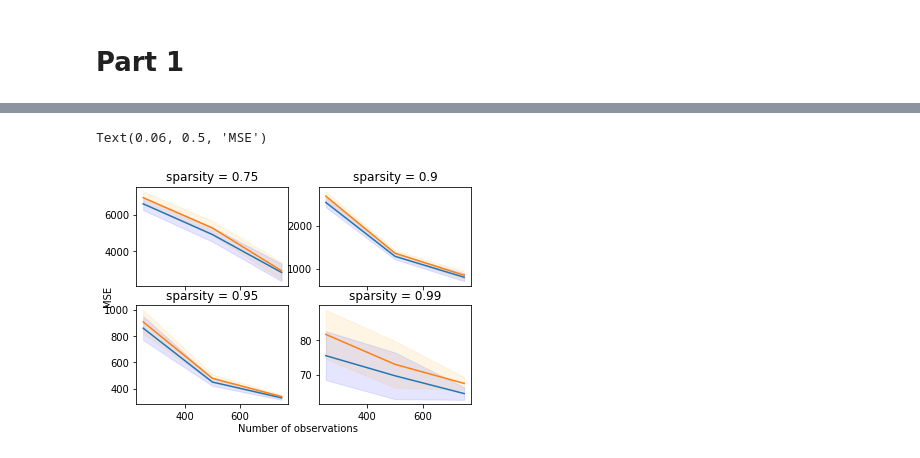
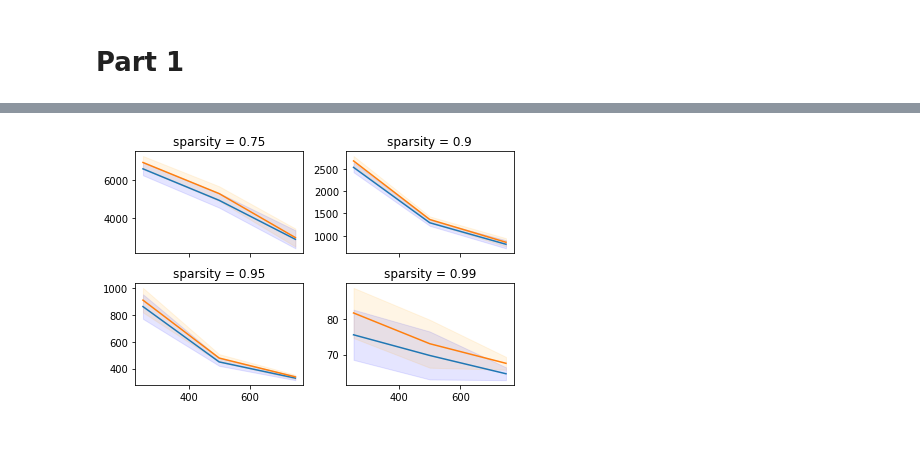
Before and after one commit to HyserAgg/mve441-project3, a Jupyter notebook: part1.ipynb, the cells around one changed output, grey strips where cells are left out. Saved outputs shown, nothing was run; the diff lists cells and outputs as text; code cells hidden in the pictures.

```diff
--- a/part1.ipynb
+++ b/part1.ipynb
@@ -133,7 +134,6 @@ Running lasso regression..
 Generating data..
 Running lasso regression..
 # %%
-import matplotlib.pyplot as plt
 
 if len(sparsity_values) != 4:
         raise Exception("For more than 4 sparsity value the number of subplots must be adjusted")
@@ -143,34 +143,34 @@ for ix, sparsity in enumerate(sparsity_values):
     # Plotting alpha_min and alpha_1se vs number of observations
     # for a given sparsity
     alpha_min_mse_mean_list = np.zeros(len(n_observations))
     alpha_1se_mse_mean_list = np.zeros(len(n_observations))
     alpha_min_mse_std_list = np.zeros(len(n_observations))
     alpha_1se_mse_std_list = np.zeros(len(n_observations))
     for jx, N in enumerate(n_observations):
         alpha_min_mse_mean_list[jx] = results[f"N={N}"][f"SPRSTY={sparsity}"]["min_alpha_mse_mean"]
         alpha_1se_mse_mean_list[jx] = results[f"N={N}"][f"SPRSTY={sparsity}"]["1se_alpha_mse_mean"]
         alpha_min_mse_std_list[jx] = results[f"N={N}"][f"SPRSTY={sparsity}"]["min_alpha_mse_std"]
         alpha_1se_mse_std_list[jx] = results[f"N={N}"][f"SPRSTY={sparsity}"]["1se_alpha_mse_std"]
 
     ax = None
     if ix == 0:
         ax = ax1
     elif ix == 1:
         ax = ax2
     elif ix == 2:
         ax = ax3
     elif ix == 3:
         ax = ax4
     else:
         raise Exception("wtf :(")
 
     ax.plot(n_observations, alpha_min_mse_mean_list)
     ax.fill_between(n_observations, (alpha_min_mse_mean_list-alpha_min_mse_std_list), (alpha_min_mse_mean_list+alpha_min_mse_std_list), color='b', alpha=.1)
     ax.plot(n_observations, alpha_1se_mse_mean_list)
     ax.fill_between(n_observations, (alpha_1se_mse_mean_list-alpha_min_mse_std_list), (alpha_1se_mse_mean_list+alpha_min_mse_std_list), color='orange', alpha=.1)
     ax.set_title(f"sparsity = {sparsity}")
-fig.text(0.5, 0.04, 'Number of observations', ha='center', va='center')
-fig.text(0.06, 0.5, 'MSE', ha='center', va='center', rotation='vertical')
+fig.tight_layout()
+#fig.text(0.5, 0.04, 'Number of observations', ha='center', va='center')
+#fig.text(0.06, 0.5, 'MSE', ha='center', va='center', rotation='vertical')
 # %% [output]
-Text(0.06, 0.5, 'MSE')
-[figure, old version]
+[figure, new version]
```
Also changed, not shown: parts of 2 cells of this notebook.
